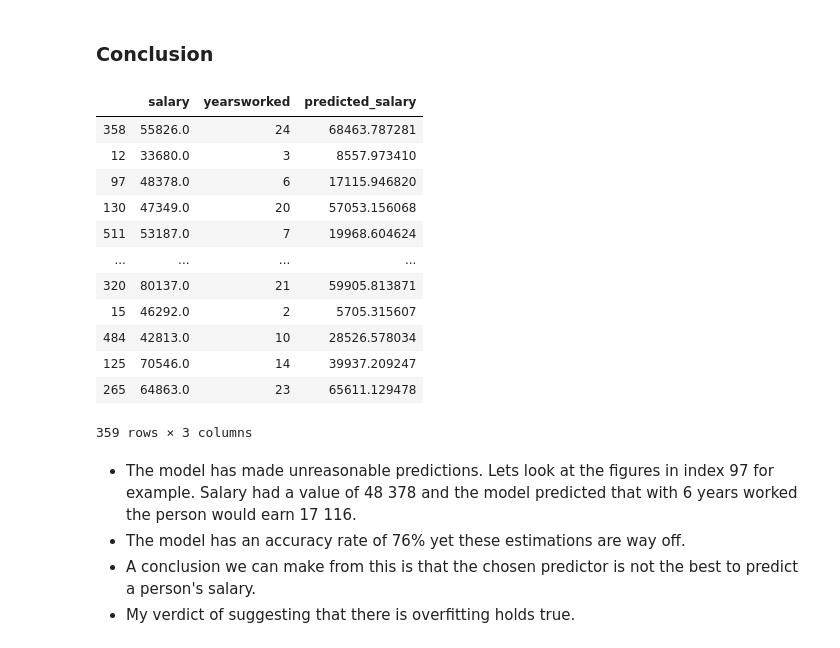
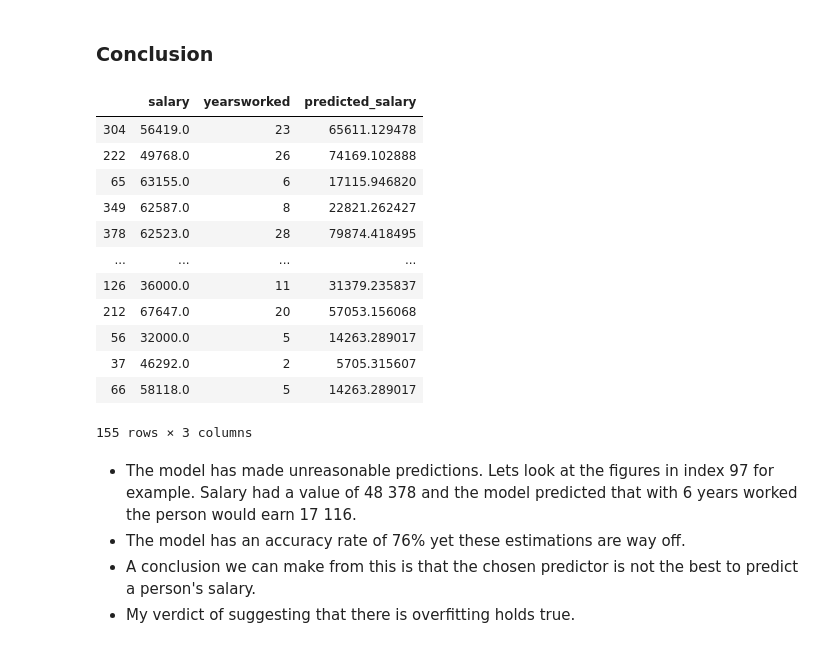
Before and after one commit to MphoKhotleng/Linear_Regression, a Jupyter notebook: linear_regression.ipynb, the cells around one changed output. Drawn from its saved outputs; the diff is of its cells as text; code cells hidden in the pictures.

```diff
--- a/linear_regression.ipynb
+++ b/linear_regression.ipynb
@@ -299,26 +299,26 @@ trainRMSE
 # %% [markdown]
 ### Conclusion
 # %%
-predict_salary = lm.predict(X_train)
+predict_salary = lm.predict(X_test)
 df = pd.DataFrame(predict_salary)
 df.rename(columns={0:'predicted_salary'},inplace=True)
 # %%
-df_compare = pd.concat([y_train,X_train,df],axis=1)
+df_compare = pd.concat([y_test,X_test,df],axis=1)
 df_compare
 # %% [output]
 |  | salary | yearsworked | predicted_salary |
-| 358 | 55826.0 | 24 | 68463.787281 |
-| 12 | 33680.0 | 3 | 8557.973410 |
-| 97 | 48378.0 | 6 | 17115.946820 |
-| 130 | 47349.0 | 20 | 57053.156068 |
-| 511 | 53187.0 | 7 | 19968.604624 |
+| 304 | 56419.0 | 23 | 65611.129478 |
+| 222 | 49768.0 | 26 | 74169.102888 |
+| 65 | 63155.0 | 6 | 17115.946820 |
+| 349 | 62587.0 | 8 | 22821.262427 |
+| 378 | 62523.0 | 28 | 79874.418495 |
 | ... | ... | ... | ... |
-| 320 | 80137.0 | 21 | 59905.813871 |
-| 15 | 46292.0 | 2 | 5705.315607 |
-| 484 | 42813.0 | 10 | 28526.578034 |
-| 125 | 70546.0 | 14 | 39937.209247 |
-| 265 | 64863.0 | 23 | 65611.129478 |
+| 126 | 36000.0 | 11 | 31379.235837 |
+| 212 | 67647.0 | 20 | 57053.156068 |
+| 56 | 32000.0 | 5 | 14263.289017 |
+| 37 | 46292.0 | 2 | 5705.315607 |
+| 66 | 58118.0 | 5 | 14263.289017 |
-359 rows × 3 columns
+155 rows × 3 columns
 # %% [markdown]
 - The model has made unreasonable predictions. Lets look at the figures in index 97 for example. Salary had a value of 48 378 and the model predicted that with 6 years worked the person would earn 17 116.
 - The model has an accuracy rate of 76% yet these estimations are way off.
```
Also changed, not shown: parts of 1 cell of this notebook.
